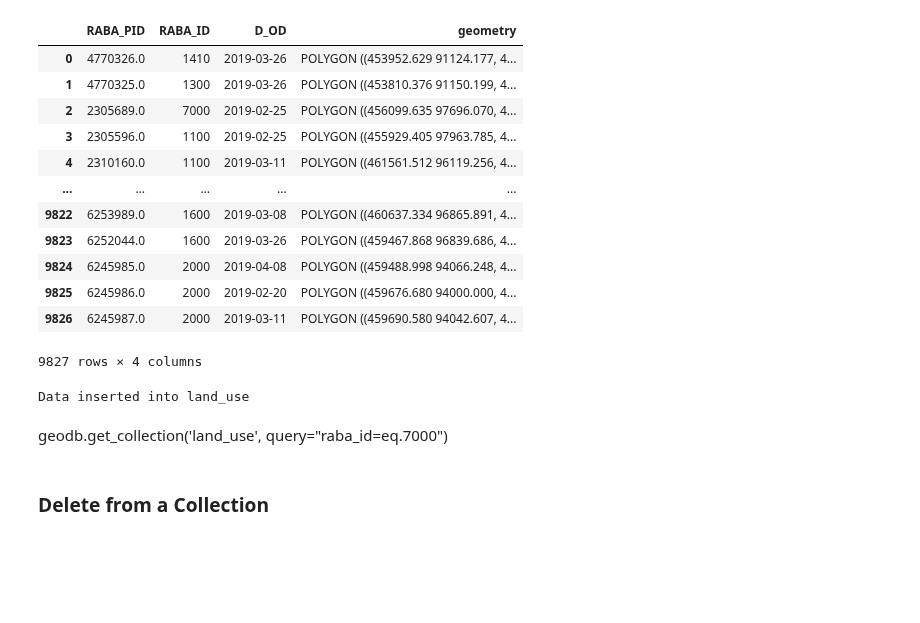
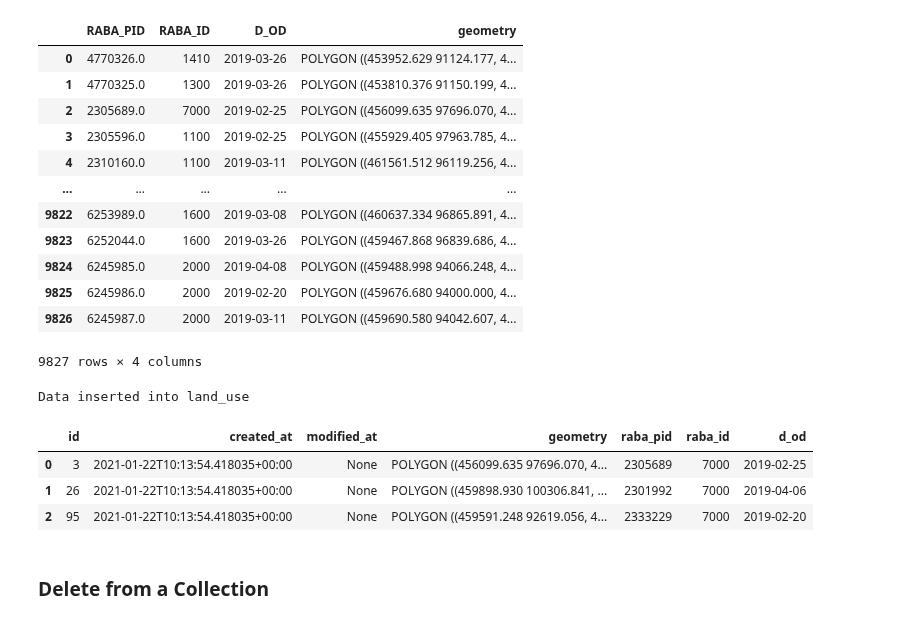
Before and after one commit to xcube-dev/xcube-geodb, a Jupyter notebook: docs/source/working/geodb_manage_collections.ipynb, the cells around one changed output. Drawn from its saved outputs; the diff is of its cells as text; code cells hidden in the pictures; blank space fills up the shorter version.

```diff
--- a/docs/source/working/geodb_manage_datasets.ipynb
+++ b/docs/source/working/geodb_manage_collections.ipynb
@@ -75,12 +97,17 @@ gdf
 | 9825 | 6245986.0 | 2000 | 2019-02-20 | POLYGON ((459676.680 94000.000, 4... |
 | 9826 | 6245987.0 | 2000 | 2019-03-11 | POLYGON ((459690.580 94042.607, 4... |
 9827 rows × 4 columns
-# %%
-geodb.insert_into_collection('land_use', gdf)
-# %% [output]
-Data inserted into land_use
-# %% [markdown]
-geodb.get_collection('land_use', query="raba_id=eq.7000")
+# %%
+geodb.insert_into_collection('land_use', gdf.iloc[:100,:]) # minimizing rows to 100, if you are in EDC, you dont need to make the subset.
+# %% [output]
+Data inserted into land_use
+# %%
+geodb.get_collection('land_use', query="raba_id=eq.7000")
+# %% [output]
+|  | id | created_at | modified_at | geometry | raba_pid | raba_id | d_od |
+| 0 | 3 | 2021-01-22T10:13:54.418035+00:00 | None | POLYGON ((456099.635 97696.070, 4... | 2305689 | 7000 | 2019-02-25 |
+| 1 | 26 | 2021-01-22T10:13:54.418035+00:00 | None | POLYGON ((459898.930 100306.841, ... | 2301992 | 7000 | 2019-04-06 |
+| 2 | 95 | 2021-01-22T10:13:54.418035+00:00 | None | POLYGON ((459591.248 92619.056, 4... | 2333229 | 7000 | 2019-02-20 |
 # %% [markdown]
 ### Delete from a Collection
 # %%
```
Also changed, not shown: parts of 24 cells of this notebook, 6 other files.
